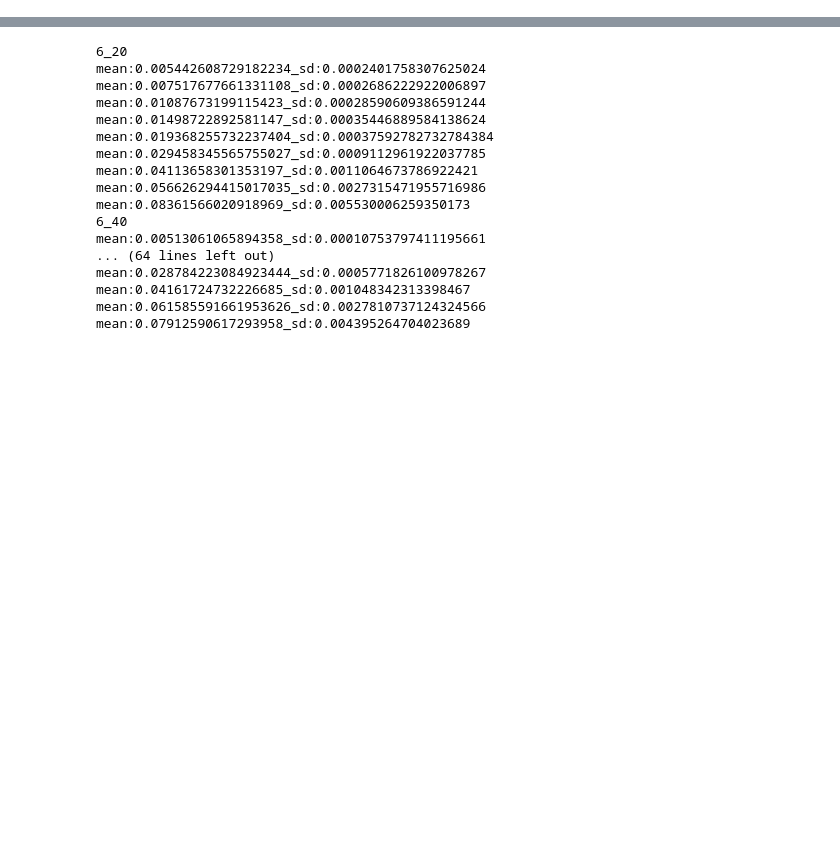
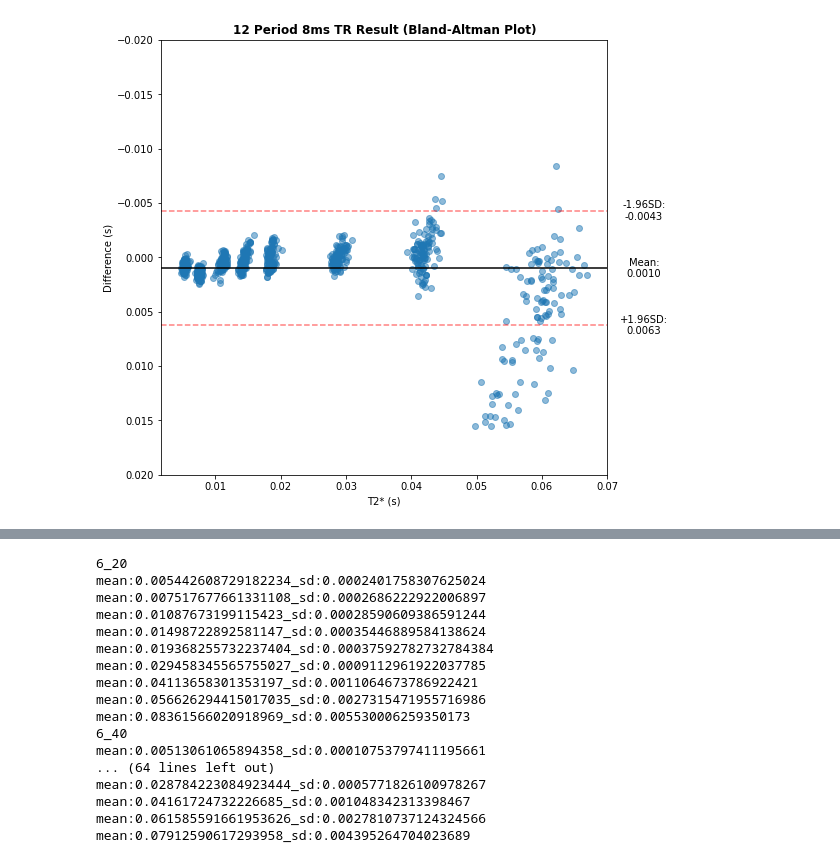
Before and after one commit to Yifei-Jin/Final_Year_Project, a Jupyter notebook: Code/Quadratic_Spoiling/PostImageProcessing/Final_T2StarResultReader.ipynb, the cells around one changed output, grey strips where cells are left out. Drawn from its saved outputs; the diff is of its cells as text; code cells hidden in the pictures; blank space fills up the shorter version.

```diff
--- a/Code/Quadratic_Spoiling/PostImageProcessing/Final_T2StarResultReader.ipynb
+++ b/Code/Quadratic_Spoiling/PostImageProcessing/Final_T2StarResultReader.ipynb
@@ -3,0 +53,93 @@ import matplotlib.pyplot as plt
+# %%
+chosedNum = [11,10,4,5,3,7,9,13]
+chosedNum_axis = [str(11),str(10),str(4),str(5),str(3),str(7),str(9),str(13)]
+tr = 8
+#gold standard
+fa = 90
+#N-periodic
+P = 12
+
+###Gold standard
+#print(str(tr)+"_"+str(fa))
+GOLDSTD_mean = np.asarray([], dtype = float)
+GOLDSTD_std = np.asarray([], dtype = float)
+GOLDSTD_data = np.asarray([], dtype = float)
+
+T2StarData = np.load("MASK_3RESULT/GOLDstandardT2Star/"+str(tr)+"TR_"+str(fa)+"FA_T2StarValueFor14PhantomSpheres_MASK4.npy")
+for phantomNum in chosedNum:
+    GOLDSTD_data = np.append(GOLDSTD_data, T2StarData[phantomNum-1,:])
+    GOLDSTD_mean = np.append(GOLDSTD_mean, np.mean(T2StarData[phantomNum-1,:]))
+    GOLDSTD_std = np.append(GOLDSTD_std, np.std(T2StarData[phantomNum-1,:]))
+    #print("mean:"+str(np.mean(GOLDSTD_6TR_90[phantomNum-1,:]))+"_sd:"+str(np.std(GOLDSTD_6TR_90[phantomNum-1,:])))
+#GOLDSTD_data = GOLDSTD_data.reshape(8, int(np.shape(GOLDSTD_data)[0]/8))
+
+
+###N Periodic
+
+N_Period_data = np.asarray([], dtype = float)
+N_Period_mean = np.asarray([], dtype = float)
+N_Period_std = np.asarray([], dtype = float)
+#print(str(tr)+"_"+str(P))
+T2StarData = np.load("MASK_3RESULT/NPeriodicT2Star/"+str(tr)+"TR_"+str(P)+"_Period_10FA_T2StarValueFor14PhantomSpheres_MASK4.npy")
+for phantomNum in chosedNum:
+    N_Period_data = np.append(N_Period_data, T2StarData[phantomNum-1,:])
+    N_Period_mean = np.append(N_Period_mean, np.mean(T2StarData[phantomNum-1,:]))
+    N_Period_std = np.append(N_Period_std, np.std(T2StarData[phantomNum-1,:]))
+    #print("mean:"+str(np.mean(T2StarData[phantomNum-1,:]))+"_sd:"+str(np.std(T2StarData[phantomNum-1,:])))
+#N_Period_data = N_Period_data.reshape(8, int(np.shape(N_Period_data)[0]/8))
+
+
+# Generate some example data
+# diff = N_Period_data - GOLDSTD_data
+# mean = np.mean(diff, axis = 1)
+# std = np.std(diff, axis = 1)
+
+
+import pdb
+
+def bland_altman_plot(data1, data2, ax_BA, *args, **kwargs):
+    data1     = np.asarray(data1)
+    data2     = np.asarray(data2)
+    mean      = np.mean([data1, data2], axis=0)
+    diff      = data1 - data2                   # Difference between data1 and data2
+    md        = np.mean(diff)                   # Mean of the difference
+    sd        = np.std(diff, axis=0)            # Standard deviation of the difference
+    CI_low    = md - 1.96*sd
+    CI_high   = md + 1.96*sd
+
+    ax_BA.scatter(mean, diff, *args, **kwargs, alpha = 0.5)
+    ax_BA.axhline(md,           color='black', linestyle='-')
+    ax_BA.axhline(md + 1.96*sd, color='red', linestyle='--', alpha = 0.5)
+    ax_BA.axhline(md - 1.96*sd, color='red', linestyle='--', alpha =0.5)
+    return md, sd, mean, CI_low, CI_high
+
+BA_plot, ax_BA = plt.subplots(figsize = (8,8))
+md, sd, mean, CI_low, CI_high = bland_altman_plot(GOLDSTD_data, N_Period_data, ax_BA)
+ax_BA.set_title(str(P)+" Period "+ str(tr)+"ms TR Result (Bland-Altman Plot)", fontweight='bold')
+ax_BA.set_xlabel("T2* (s)")
+ax_BA.set_ylabel("Difference (s)")
+ax_BA.set_ylim(md - 3.5*sd, md + 3.5*sd)
+
+xOutPlot = np.min(mean) + (np.max(mean)-np.min(mean))*1.14
+
+ax_BA.text(xOutPlot, md - 1.96*sd,
+    r'-1.96SD:' + "\n" + "%.4f" % CI_low,
+    ha = "center",
+    va = "center",
+    )
+ax_BA.text(xOutPlot, md + 1.96*sd,
+    r'+1.96SD:' + "\n" + "%.4f" % CI_high,
+    ha = "center",
+    va = "center",
+    )
+ax_BA.text(xOutPlot, md,
+    r'Mean:' + "\n" + "%.4f" % md,
+    ha = "center",
+    va = "center",
+    )
+#ax_BA.subplots_adjust(right=0.85)
+ax_BA.set_ylim(0.02,-0.02)
+ax_BA.figure.savefig("Bland_Altman_Plot_"+str(P)+"Period_"+str(tr)+"_TR.jpg")
+#ax_BA.show()
+# %% [output]
+[figure, added]
```
Also changed, not shown: parts of 4 cells of this notebook, 15 other files.
